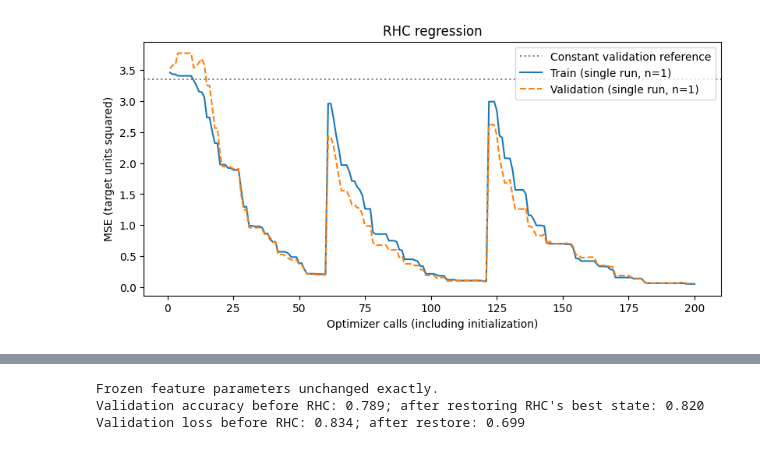
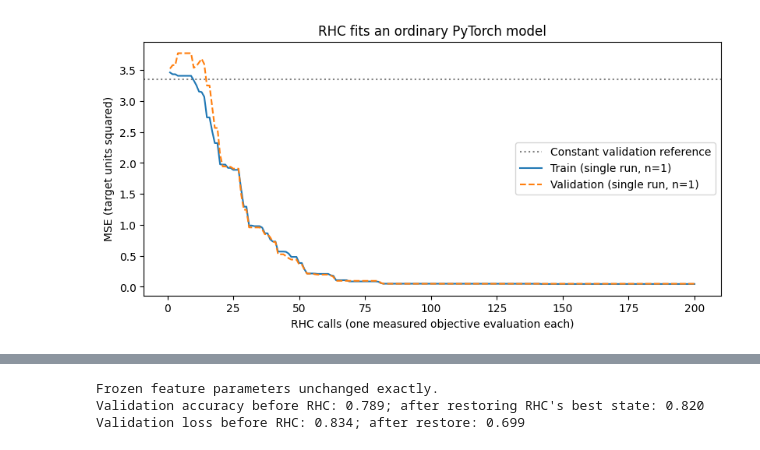
Before and after one commit to jlm429/pyperch, a Jupyter notebook: examples/notebooks/01_native_training.ipynb, the cells around one changed output, grey strips where cells are left out. Drawn from its saved outputs; the diff is of its cells as text; code cells hidden in the pictures.

```diff
--- a/examples/notebooks/01_native_training.ipynb
+++ b/examples/notebooks/01_native_training.ipynb
@@ -62,6 +54,7 @@ its data move to the selected device.
 from sklearn.model_selection import train_test_split
 
 from pyperch.optim import RHC
+from pyperch.plotting import plot_training_curve, prepare_training_curve
 
 cuda_available = torch.cuda.is_available()
 if cuda_available:
@@ -86,14 +79,7 @@ X_train, X_valid, y_train, y_valid = [
 torch.manual_seed(42)
 model = nn.Linear(4, 1).to(device)
 loss_fn = nn.MSELoss()
-optimizer = RHC(
-    model.parameters(),
-    step_size=0.08,
-    restarts=2,
-    restart_interval=60,
-    restart_scale=0.25,
-    random_state=42,
-)
+optimizer = RHC(model.parameters(), step_size=0.08, random_state=42)
 
 
 @torch.no_grad()
@@ -117,13 +103,9 @@ print(
     f"constant reference: {reference_mse:.4f}"
 )
 print(
-    "Objective calls:",
-    optimizer.function_evals,
-    "accepted/rejected:",
-    optimizer.accepted_steps,
-    optimizer.rejected_steps,
-    "completed restarts:",
-    optimizer.completed_restarts,
+    f"RHC calls / measured objective evaluations: 200 / "
+    f"{optimizer.function_evals}; proposals accepted / rejected: "
+    f"{optimizer.accepted_steps} / {optimizer.rejected_steps}"
 )
 # %% [output]
 CUDA unavailable: skipped CUDA execution
@@ -139,16 +122,19 @@ one run, so it has no uncertainty band.
 # %%
 curve = prepare_training_curve(
     np.arange(1, 201),
     losses,
     metric="MSE (target units squared)",
-    x_label="Optimizer calls (including initialization)",
+    x_label="RHC calls (one measured objective evaluation each)",
 )
 fig, ax = plt.subplots(figsize=(8, 4), layout="constrained")
 ax.axhline(
-    reference_mse, color="gray", linestyle=":", label="Constant validation reference"
+    reference_mse,
+    color="gray",
+    linestyle=":",
+    label="Constant validation reference",
 )
 plot_training_curve(curve, ax=ax)
-ax.set_title("RHC regression")
+ax.set_title("RHC fits an ordinary PyTorch model")
 plt.show()
 # %% [output]
-[figure, old version]
+[figure, new version]
```
Also changed, not shown: parts of 20 cells of this notebook, 5 other files.
